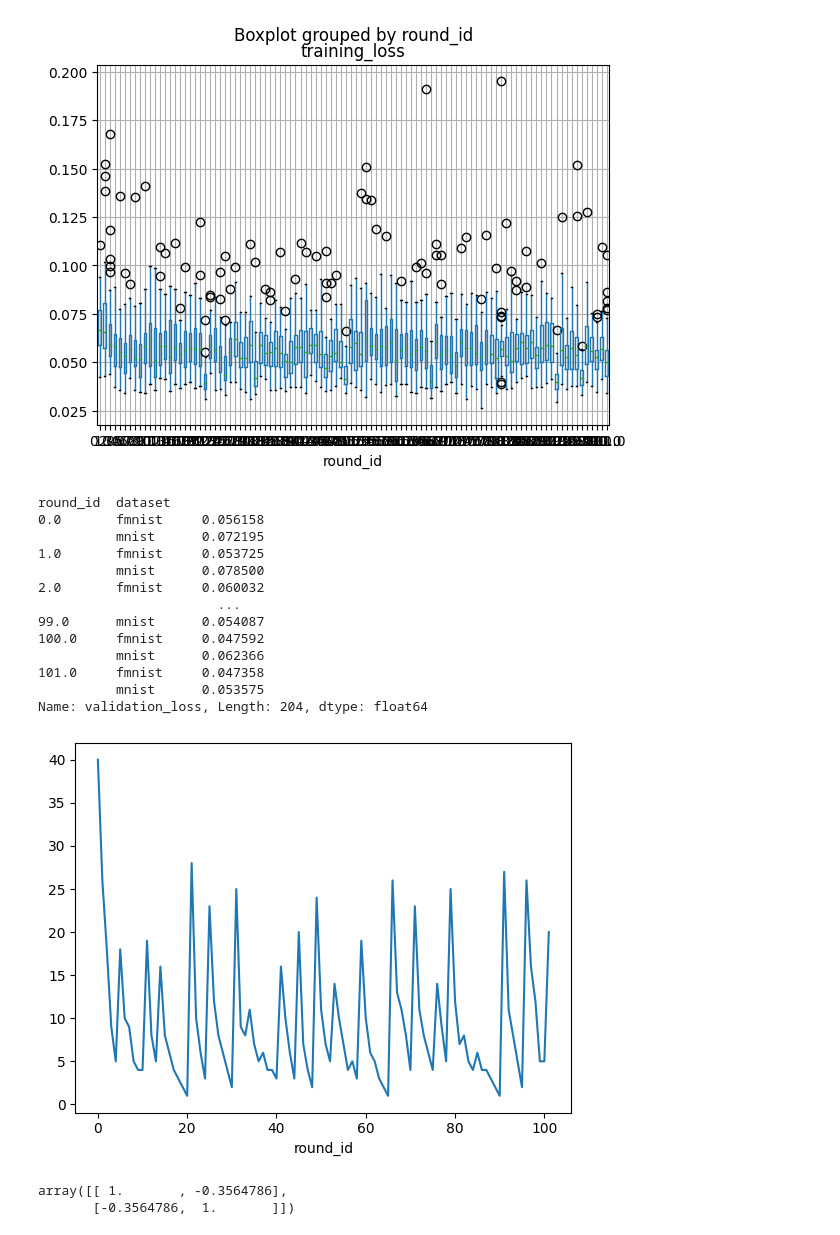
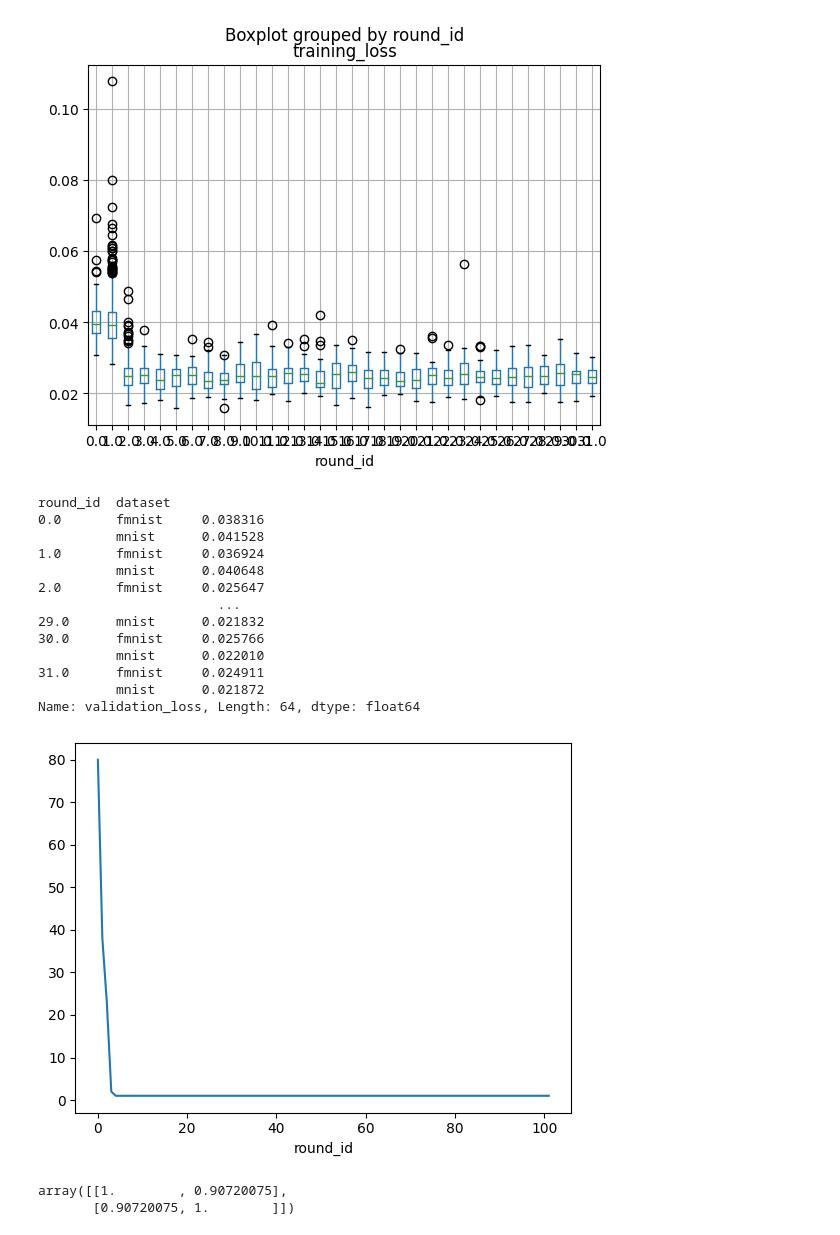
Before and after one commit to Mick00/dml, a Jupyter notebook: notebooks/analytics/daeclust.ipynb, the cells around one changed output. Drawn from its saved outputs; the diff is of its cells as text; code cells hidden in the pictures.

```diff
--- a/notebooks/analytics/daeclust.ipynb
+++ b/notebooks/analytics/daeclust.ipynb
@@ -10,48 +10,49 @@ from notebooks.analytics.utils import init_analysis, savefig
 #EXP_NAME = "daeclust_mnist_fmnist_03-balanced-clusters" #
 #EXP_NAME = "daeclust_mnist_fmnist_04-balanced-clusters" # fixed std (2) using median
 #EXP_NAME = "daeclust_mnist_fmnist_05-balanced-clusters" # fixed std, std tolerance 3
-EXP_NAME = "daeclust_mnist_fmnist_06-balanced-clusters" # fixed std, std tolerance 0
+#EXP_NAME = "daeclust_mnist_fmnist_06-balanced-clusters" # fixed std, std tolerance 0
+EXP_NAME = "daeclust_03-clusters" # multi clusters, tol: 2
 
 df = init_analysis(EXP_NAME)
 # %%
-loss_plot_ax = df.boxplot("training_loss", by="round_id")
+loss_plot_ax = df.loc[df.round_id < 32].boxplot("training_loss", by="round_id")
 loss_plot_fig = loss_plot_ax.get_figure()
 savefig(loss_plot_fig, "training_loss")
 loss_plot_fig.show()
 # %% [output]
-[figure, old version]
+[figure, new version]
 # %%
-dataset_perf = df.groupby(["round_id","dataset"])
+dataset_perf = df.loc[df.round_id < 32].groupby(["round_id","dataset"])
 dataset_perf["validation_loss"].mean()
 # %% [output]
 round_id  dataset
-0.0       fmnist     0.056158
-          mnist      0.072195
-1.0       fmnist     0.053725
-          mnist      0.078500
-2.0       fmnist     0.060032
+0.0       fmnist     0.038316
+          mnist      0.041528
+1.0       fmnist     0.036924
+          mnist      0.040648
+2.0       fmnist     0.025647
                        ...
-99.0      mnist      0.054087
-100.0     fmnist     0.047592
-          mnist      0.062366
-101.0     fmnist     0.047358
-          mnist      0.053575
-Name: validation_loss, Length: 204, dtype: float64
+29.0      mnist      0.021832
+30.0      fmnist     0.025766
+          mnist      0.022010
+31.0      fmnist     0.024911
+          mnist      0.021872
+Name: validation_loss, Length: 64, dtype: float64
 # %%
 cluster_count_ax = df.groupby("round_id")["cluster_id"].nunique().plot()
 cluster_count_fig = cluster_count_ax.get_figure()
 savefig(cluster_count_fig, "cluster_count")
 cluster_count_fig.show()
 # %% [output]
-[figure, old version]
+[figure, new version]
 # %%
 n_clusters = df.groupby("round_id")["cluster_id"].nunique()
 loss = df.groupby("round_id")["validation_loss"].mean()
 
 np.corrcoef(loss, n_clusters)
 # %% [output]
-array([[ 1.       , -0.3564786],
-       [-0.3564786,  1.       ]])
+array([[1.        , 0.90720075],
+       [0.90720075, 1.        ]])
 # %%
 np.corrcoef(loss[1:], n_clusters[:len(n_clusters)-2])
 # %% [output]
```
Also changed, not shown: parts of 1 cell of this notebook, 5 other files.
